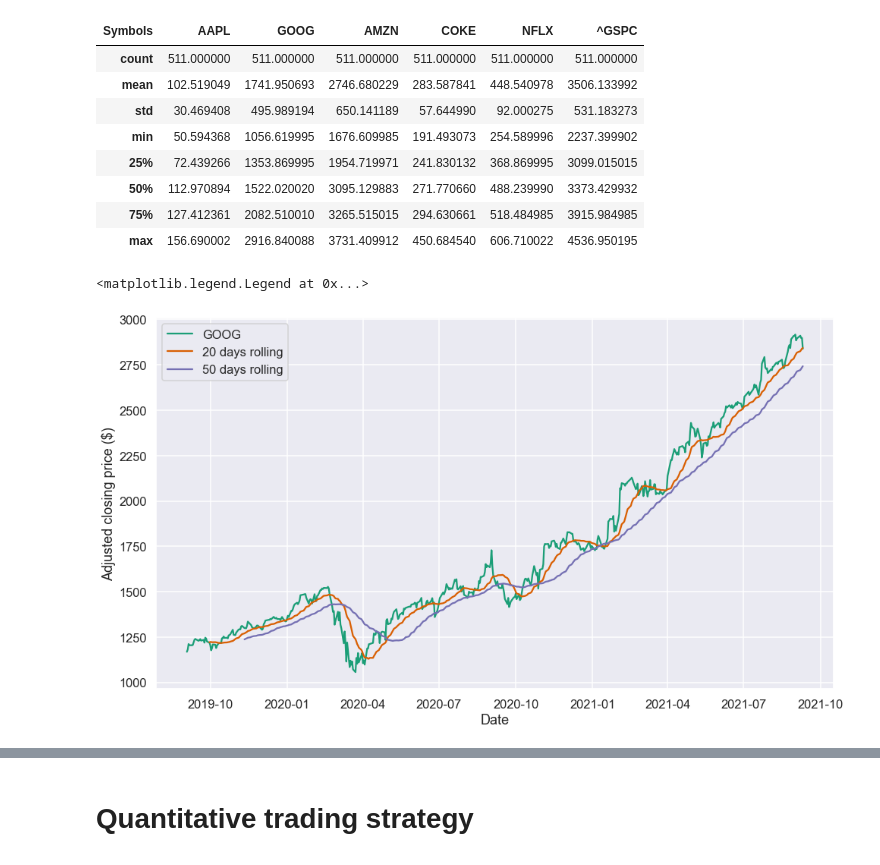
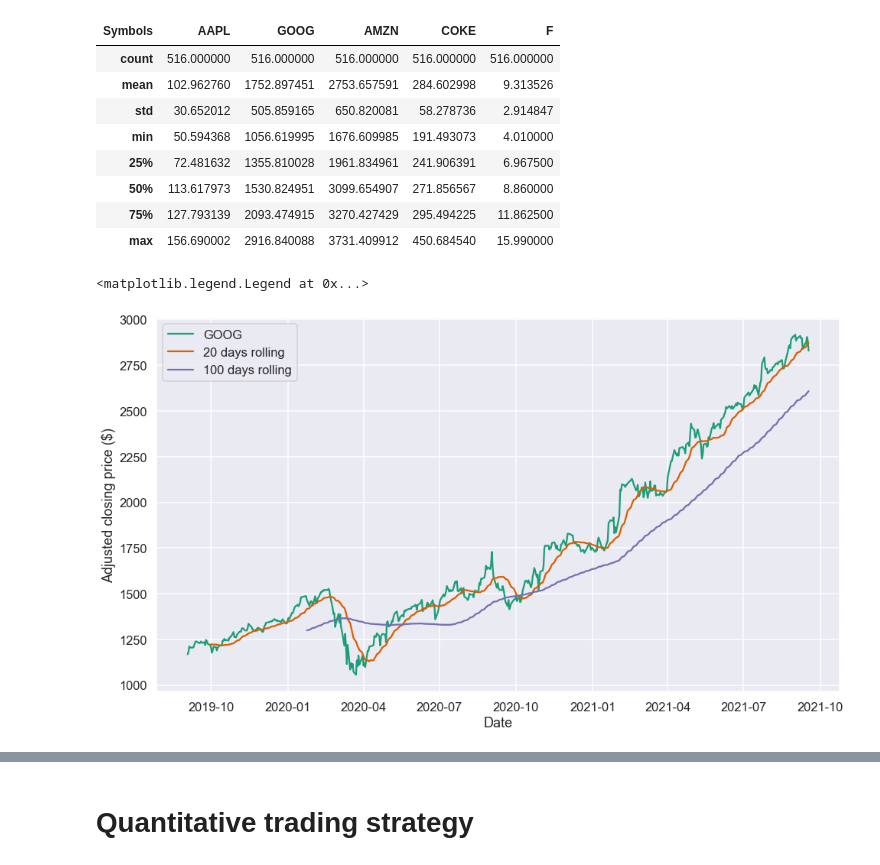
Before and after one commit to johana-aleman06/JG-FinalProject-Stock, a Jupyter notebook: JG Project predictions.ipynb, the cells around one changed output, grey strips where cells are left out. Saved outputs shown, nothing was run; the diff lists cells and outputs as text; code cells hidden in the pictures.

```diff
--- a/JG Project predictions.ipynb
+++ b/JG Project predictions.ipynb
@@ -13,14 +13,14 @@ sns.set(style='darkgrid', context='talk', palette='Dark2')
 
 my_year_month_fmt = mdates.DateFormatter('%m/%y')
 # %%
-# Define the instruments to download. We would like to see Apple, Google and the S&P500 index.
-tickers = ['AAPL', 'GOOG', 'AMZN', 'COKE','NFLX','^GSPC']
+# Define the instruments to download. We would like to see Apple, Google Amazon, Coke and Ford.
+tickers = ['AAPL', 'GOOG', 'AMZN', 'COKE','F']
 
-# We would like all available data from 01/01/2000 until 12/31/2016.
+# We would like all available data from 09/01/2019 until 09/18/2021.
 start_date = '2019-09-01'
-end_date =  dt.datetime.now()
+end_date =  '2021-09-18'
 
 # User pandas_reader.data.DataReader to load the desired data. As simple as that.
 # Getting just the adjusted closing prices. This will return a Pandas DataFrame
 # The index in this DataFrame is the major index of the panel_data.
-panel_data = data.get_data_yahoo(tickers, start = start_date)['Adj Close']
+panel_data = data.get_data_yahoo(tickers, start = start_date, end = end_date)['Adj Close']
@@ -44,33 +27,33 @@ panel_data
 # %%
 panel_data.describe()
 # %% [output]
-| Symbols | AAPL | GOOG | AMZN | COKE | NFLX | ^GSPC |
-| count | 511.000000 | 511.000000 | 511.000000 | 511.000000 | 511.000000 | 511.000000 |
-| mean | 102.519049 | 1741.950693 | 2746.680229 | 283.587841 | 448.540978 | 3506.133992 |
-| std | 30.469408 | 495.989194 | 650.141189 | 57.644990 | 92.000275 | 531.183273 |
-| min | 50.594368 | 1056.619995 | 1676.609985 | 191.493073 | 254.589996 | 2237.399902 |
-| 25% | 72.439266 | 1353.869995 | 1954.719971 | 241.830132 | 368.869995 | 3099.015015 |
-| 50% | 112.970894 | 1522.020020 | 3095.129883 | 271.770660 | 488.239990 | 3373.429932 |
-| 75% | 127.412361 | 2082.510010 | 3265.515015 | 294.630661 | 518.484985 | 3915.984985 |
-| max | 156.690002 | 2916.840088 | 3731.409912 | 450.684540 | 606.710022 | 4536.950195 |
+| Symbols | AAPL | GOOG | AMZN | COKE | F |
+| count | 516.000000 | 516.000000 | 516.000000 | 516.000000 | 516.000000 |
+| mean | 102.962760 | 1752.897451 | 2753.657591 | 284.602998 | 9.313526 |
+| std | 30.652012 | 505.859165 | 650.820081 | 58.278736 | 2.914847 |
+| min | 50.594368 | 1056.619995 | 1676.609985 | 191.493073 | 4.010000 |
+| 25% | 72.481632 | 1355.810028 | 1961.834961 | 241.906391 | 6.967500 |
+| 50% | 113.617973 | 1530.824951 | 3099.654907 | 271.856567 | 8.860000 |
+| 75% | 127.793139 | 2093.474915 | 3270.427429 | 295.494225 | 11.862500 |
+| max | 156.690002 | 2916.840088 | 3731.409912 | 450.684540 | 15.990000 |
 # %%
-# Get the GOOg timeseries. This now returns a Pandas Series object indexed by date.
+# Get the GOOG timeseries. This now returns a Pandas Series object indexed by date.
 goog = panel_data.loc[:, 'GOOG']
 
-# Calculate the 20 and 50 days moving averages of the closing prices
+# Calculate the 20 and 100 days moving averages of the closing prices
 short_rolling_goog = goog.rolling(window=20).mean()
-long_rolling_goog = goog.rolling(window=50).mean()
+long_rolling_goog = goog.rolling(window=100).mean()
 
 # Plot everything by leveraging the very powerful matplotlib package
 fig, ax = plt.subplots(figsize=(16,9))
 
 ax.plot(goog.index, goog, label='GOOG')
 ax.plot(short_rolling_goog.index, short_rolling_goog, label='20 days rolling')
-ax.plot(long_rolling_goog.index, long_rolling_goog, label='50 days rolling')
+ax.plot(long_rolling_goog.index, long_rolling_goog, label='100 days rolling')
 
 ax.set_xlabel('Date')
 ax.set_ylabel('Adjusted closing price ($)')
 ax.legend()
 # %% [output]
 <matplotlib.legend.Legend at 0x...>
-[figure, old version]
+[figure, new version]
```
Also changed, not shown: parts of 36 cells of this notebook, 1 other file.
